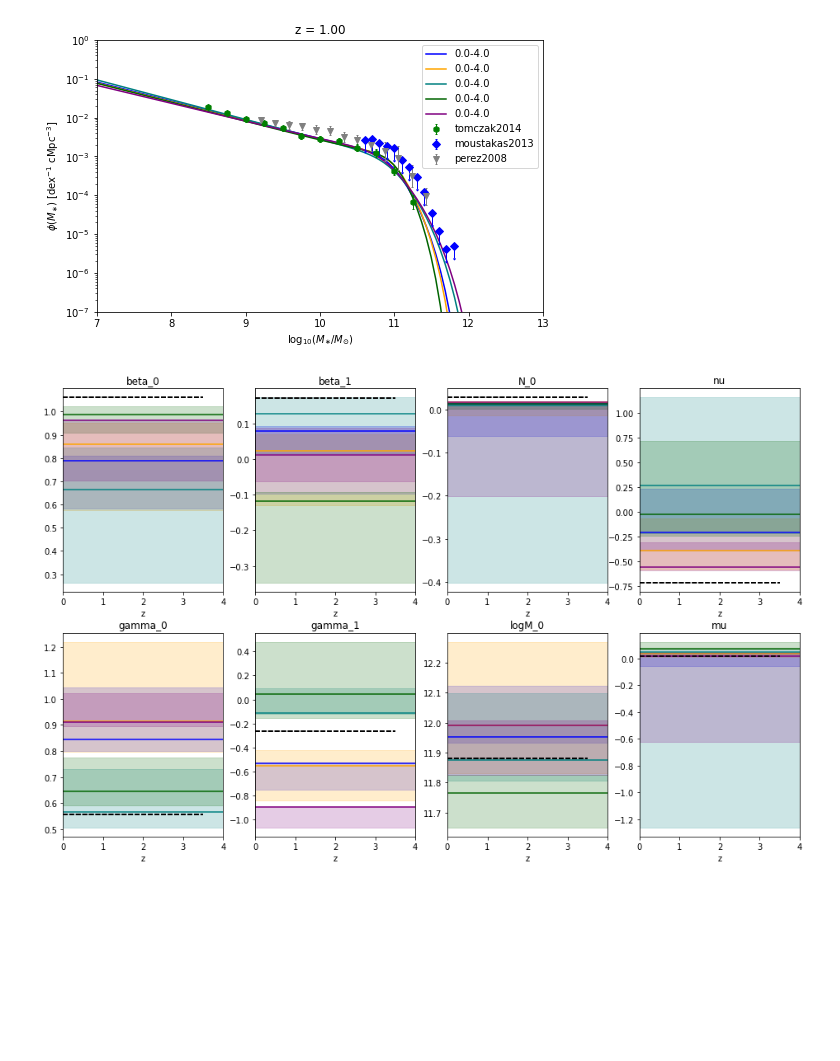
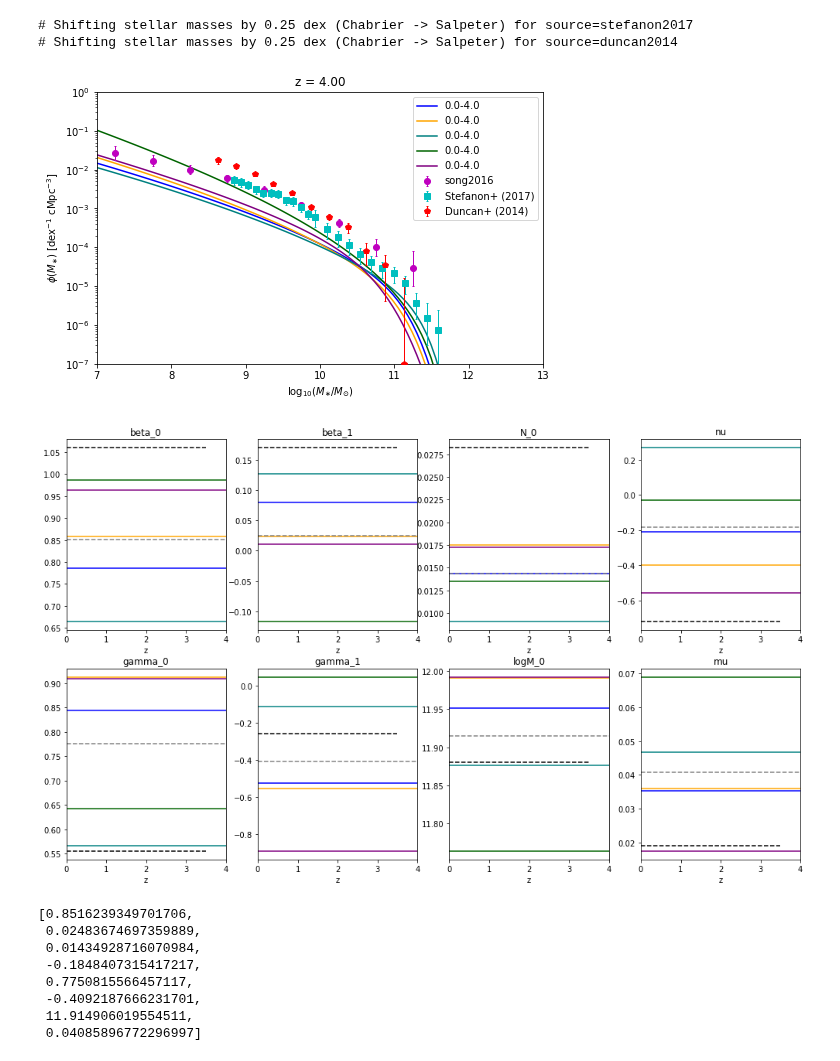
Before and after one commit to eklem1/GalaxySim, a Jupyter notebook: CompareParams.ipynb, the cells around one changed output. Drawn from its saved outputs; the diff is of its cells as text; code cells hidden in the pictures; blank space fills up the shorter version.

Commit message:
Added plots for z evolve

```diff
--- a/CompareParams.ipynb
+++ b/CompareParams.ipynb
@@ -118,21 +118,18 @@ def plotSMF(DataD, z):
     # pl.ylim(1e-15, 1e2)
     pl.show()
 
-def plotParams(DataD, err=True, paper=True):
+def plotParams(DataD, err=True, paper=True, ave=True):
     #don't trust error bars here as the signs are weird so I just abs. them all
 
-    fig, axs = pl.subplots(2, 4, figsize=(16, 10))
+    fig, axs = pl.subplots(2, 4, figsize=(17, 10))
+
+    aveA = []
 
     for i, ax in enumerate(axs.flat):
+
+        vals = []
         for j, e in enumerate(DataD):
             ax.hlines(y=DataD[e][params[i]], xmin=DataD[e]['zLow'], xmax=DataD[e]['zHigh'], color=colors[j])
-
-    #         print(DataD[e]['zLow'], DataD[e]['zHigh'], DataD[e][params[i]])
-    #         ax.axhspan(ymin=DataD[e][params[i]]-DataD[e][params[i+8]][0], ymax=DataD[e][params[i]]+DataD[e][params[i+8]][1], xmin=testData[e]['zLow'],\
-    #                    xmax=DataD[e]['zHigh'], alpha=0.2, color=colors[j])
-
-    #         print(DataD[e][params[i]]-np.abs(DataD[e][params[i+8]][0]), np.abs(DataD[e][params[i+8]][1])-np.abs(DataD[e][params[i+8]][0]))
-    #         print(DataD[e][params[i+8]][0], DataD[e][params[i+8]][1])
 
             if err:
                 rect = Rectangle((DataD[e]['zLow'], DataD[e][params[i]]-np.abs(DataD[e][params[i+8]][0])),
@@ -140,12 +137,20 @@ def plotParams(DataD, err=True, paper=True):
                                  height=np.abs(DataD[e][params[i+8]][1])+np.abs(DataD[e][params[i+8]][0]), color=colors[j], alpha=0.2)
                 ax.add_patch(rect)
 
-            ax.set_title(labels[params[i]])
+            vals.append(DataD[e][params[i]])
 
-            if paper:
-                ax.hlines(y=pars[params[i]], xmin=0, xmax=3.5, color='black', ls="--")
+        ax.set_title(labels[params[i]])
 
+        if paper:
+            ax.hlines(y=pars[params[i]], xmin=0, xmax=3.5, color='black', ls="--")
+
+        aveA.append(np.average(vals, weights=None))
+
+        if ave:
+            ax.hlines(y=aveA[-1], xmin=0, xmax=4.0, color='grey', ls="--")
 
         ax.set(xlabel='z')#, ylabel='Val')
         ax.set_xlim(0, 4)
     pl.show()
+
+    return aveA
@@ -152,14 +199,27 @@ def plotParams(DataD, err=True, paper=True):
 # %%
-# text = "CedarScripts/testingP.txt"
-text = "../Cedar/5runs_0-4.txt"
+text = "CedarScripts/testingP.txt"
+# text = "../Cedar/5runs_0-4.txt"
+# text = "../Cedar/OutputArr_try1.txt"
 
 
 testData = getData(text)
+
+# testData
 # %%
-plotSMF(testData, 1)
+plotSMF(testData, 4.0)
 # %% [output]
+# Shifting stellar masses by 0.25 dex (Chabrier -> Salpeter) for source=stefanon2017
+# Shifting stellar masses by 0.25 dex (Chabrier -> Salpeter) for source=duncan2014
-[figure, old version]
+[figure, new version]
 # %%
-plotParams(testData, err=True)
+plotParams(testData, err=False)
 # %% [output]
-[figure, old version]
+[figure, new version]
+[0.8516239349701706,
+ 0.02483674697359889,
+ 0.01434928716070984,
+ -0.1848407315417217,
+ 0.7750815566457117,
+ -0.4092187666231701,
+ 11.914906019554511,
+ 0.04085896772296997]
```
Also changed, not shown: parts of 2 cells of this notebook, 1 other file.
